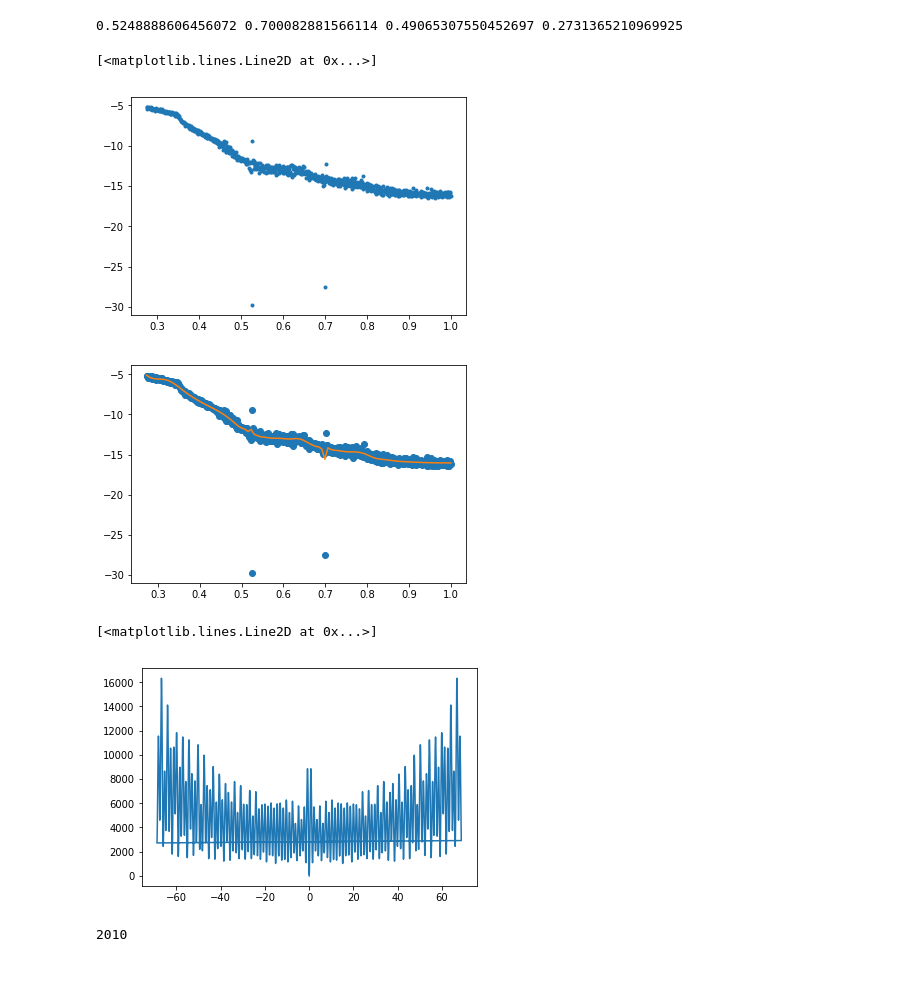
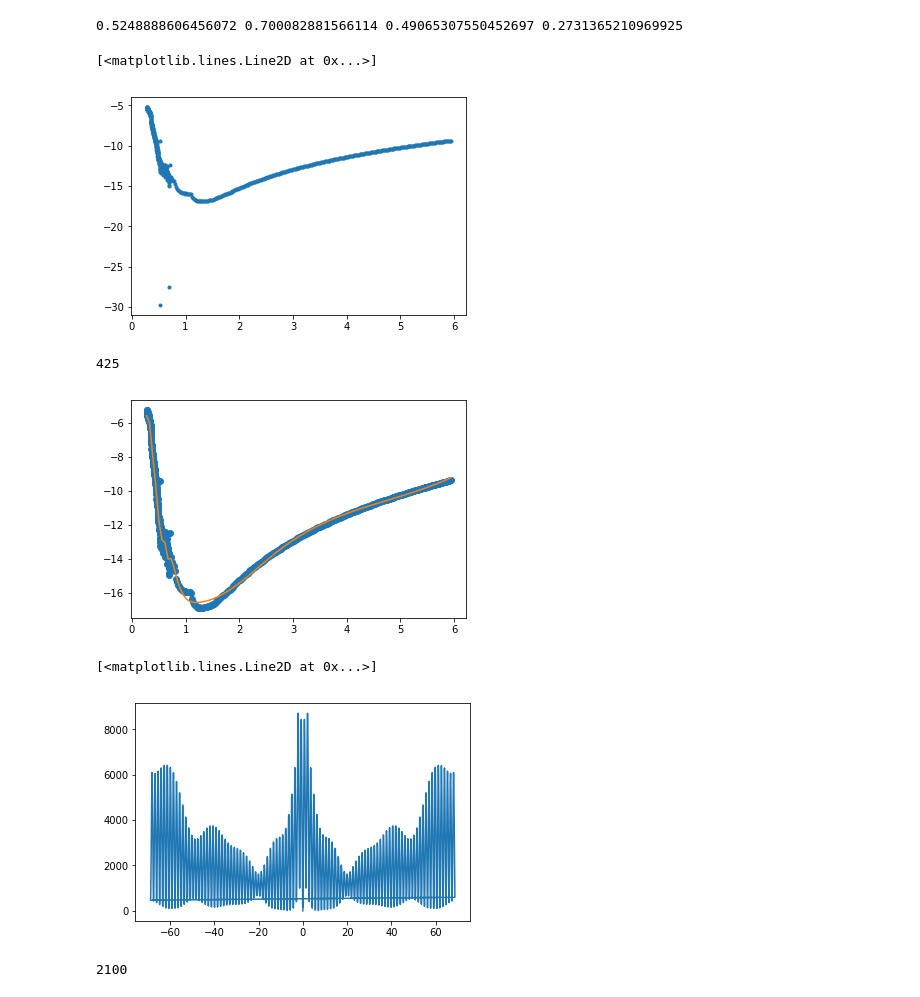
Before and after one commit to margres/Master-thesis, a Jupyter notebook: Contour_integral.ipynb, the cells around one changed output. Cells and saved outputs as stored; diff of their text form; code cells hidden in the pictures.

```diff
--- a/Contour_integral.ipynb
+++ b/Contour_integral.ipynb
@@ -198,7 +198,7 @@ for i in tau_for_hist:
         second_part.append(i)
     elif tau_saddle1 <i<tau_saddle2:
         third_part.append(i)
-    elif tau_saddle2<i<1.:
+    elif tau_saddle2<i<np.max(tau):
         fourth_part.append(i)
     else:
         pass
@@ -282,17 +282,24 @@ plt.plot(a,b, '.',)
 #plt.xlim(0., 2)
 # %% [output]
 [<matplotlib.lines.Line2D at 0x...>]
-[figure, old version]
+[figure, new version]
+# %%
+np.where(b<-20)[0][1]
+# %% [output]
+425
+# %%
+b[250]=b[249]
+b[425]=b[424]
 # %%
-s = UnivariateSpline(a, b, s=100)
+s = UnivariateSpline(a, b, s=50)
 n_sample=100
-xs = np.linspace(np.min(tau), 1, n_sample)
+xs = np.linspace(np.min(tau), np.max(tau), n_sample)
 ys = s(xs)
 plt.plot(a, b, 'o')
 plt.plot(xs, ys)
 plt.show()
 # %% [output]
-[figure, old version]
+[figure, new version]
 # %%
 
 amount_zeros=1000
@@ -302,11 +309,11 @@ freqs = np.fft.fftfreq(len(ys_with_zeros), d=(1- np.min(tau))/(n_sample))
 plt.plot(freqs,np.abs(len(ys_with_zeros)*freqs/(2j*np.pi) *np.fft.ifft(ys_with_zeros))**2, '-')
 # %% [output]
 [<matplotlib.lines.Line2D at 0x...>]
-[figure, old version]
+[figure, new version]
 # %%
 len(ys_with_zeros)
 # %% [output]
-2010
+2100
 # %%
 plt.plot(np.abs(freqs/(2j*np.pi) *np.fft.ifft(ys_with_zeros))**2, '-')
 # %% [output]
```
Also changed, not shown: parts of 2 cells of this notebook, 1 other file.
